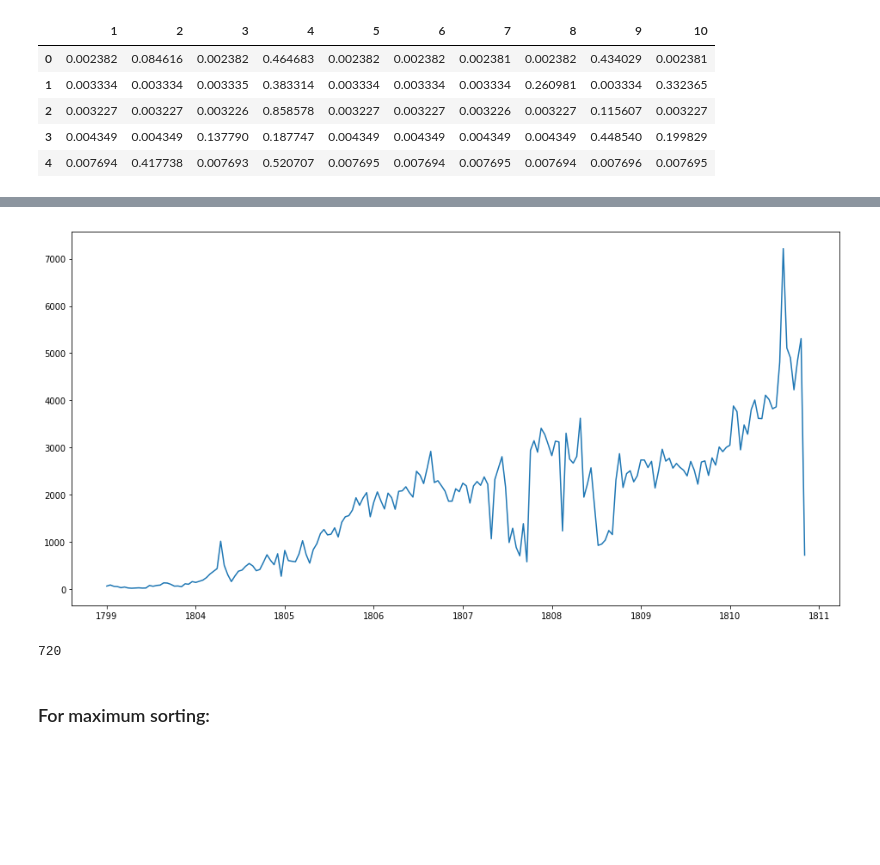
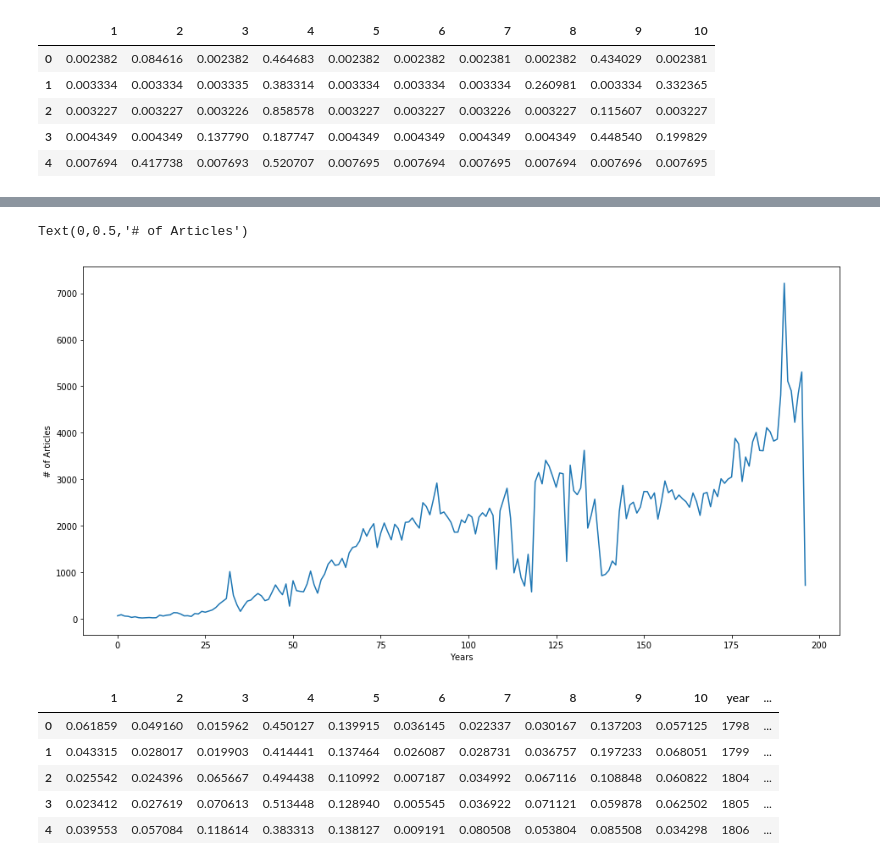
Before and after one commit to denhardt/ADA2017_GroupWork, a Jupyter notebook: Project/Milestone 3.ipynb, the cells around one changed output, grey strips where cells are left out. Cells and saved outputs as stored; diff of their text form; code cells hidden in the pictures; blank space fills up the shorter version.

```diff
--- a/Project/Milestone 3.ipynb
+++ b/Project/Milestone 3.ipynb
@@ -212,3 +204,5 @@ df_year = df_year.join(pd.DataFrame(counts, columns=['counts']))
 # %%
 # df_year.to_csv('df_year.csv')
 df_year = pd.read_csv('df_year.csv')
+df_year=df_year.drop(['Unnamed: 0'],axis=1)
+df_year.head()
@@ -217,11 +220,7 @@ In the following graph we can get an overview of the number of articles we have
 # %%
 ax = df_year.counts.plot(kind='line', figsize=(16,8))
-ax.set_xticklabels(df_year.year);
+ax.set_xlabel('Years')
+ax.set_ylabel('# of Articles')
 # %% [output]
+Text(0,0.5,'# of Articles')
-[figure, old version]
+[figure, new version]
-# %%
-df[df['year']==year].shape[0]
-# %% [output]
-720
-# %% [markdown]
-### For maximum sorting:
@@ -237,0 +233,9 @@ df.columns
+# %%
+df_year.head()
+# %% [output]
+|  | 1 | 2 | 3 | 4 | 5 | 6 | 7 | 8 | 9 | 10 | year | ... |
+| 0 | 0.061859 | 0.049160 | 0.015962 | 0.450127 | 0.139915 | 0.036145 | 0.022337 | 0.030167 | 0.137203 | 0.057125 | 1798 | ... |
+| 1 | 0.043315 | 0.028017 | 0.019903 | 0.414441 | 0.137464 | 0.026087 | 0.028731 | 0.036757 | 0.197233 | 0.068051 | 1799 | ... |
+| 2 | 0.025542 | 0.024396 | 0.065667 | 0.494438 | 0.110992 | 0.007187 | 0.034992 | 0.067116 | 0.108848 | 0.060822 | 1804 | ... |
+| 3 | 0.023412 | 0.027619 | 0.070613 | 0.513448 | 0.128940 | 0.005545 | 0.036922 | 0.071121 | 0.059878 | 0.062502 | 1805 | ... |
+| 4 | 0.039553 | 0.057084 | 0.118614 | 0.383313 | 0.138127 | 0.009191 | 0.080508 | 0.053804 | 0.085508 | 0.034298 | 1806 | ... |
```
Also changed, not shown: parts of 16 cells of this notebook.
